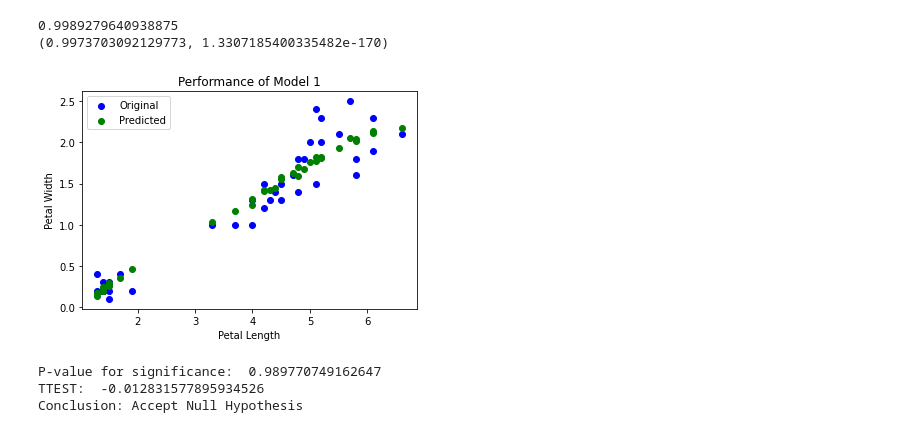
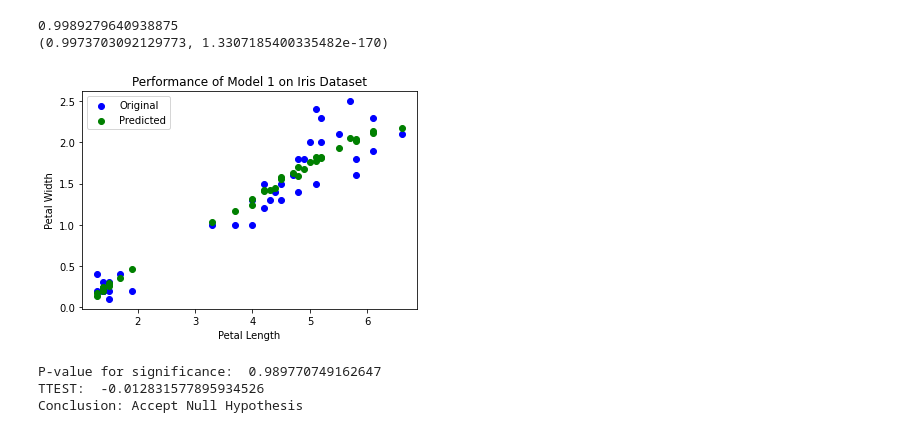
Before and after one commit to n-minhhai/DL-data-imputation, a Jupyter notebook: model1.ipynb, the cells around one changed output. Cells and saved outputs as stored; diff of their text form; code cells hidden in the pictures.

```diff
--- a/model1.ipynb
+++ b/model1.ipynb
@@ -229,13 +229,13 @@ comparison_column = x_test.detach().numpy()[:, :, 2].reshape(-1, 1)
 # %%
 plt.scatter(comparison_column, unseen_original, color='blue', label='Original')
 plt.scatter(comparison_column, unseen_predicted, color='green', label='Predicted')
 plt.xlabel('Petal Length')
 plt.ylabel('Petal Width')
-plt.title('Performance of Model 1')
+plt.title('Performance of Model 1 on Iris Dataset')
 plt.legend()
 plt.show()
 # %% [output]
-[figure, old version]
+[figure, new version]
 # %%
 from scipy import stats
 from statsmodels.stats import weightstats as stets
```
Also changed, not shown: 2 other files.
